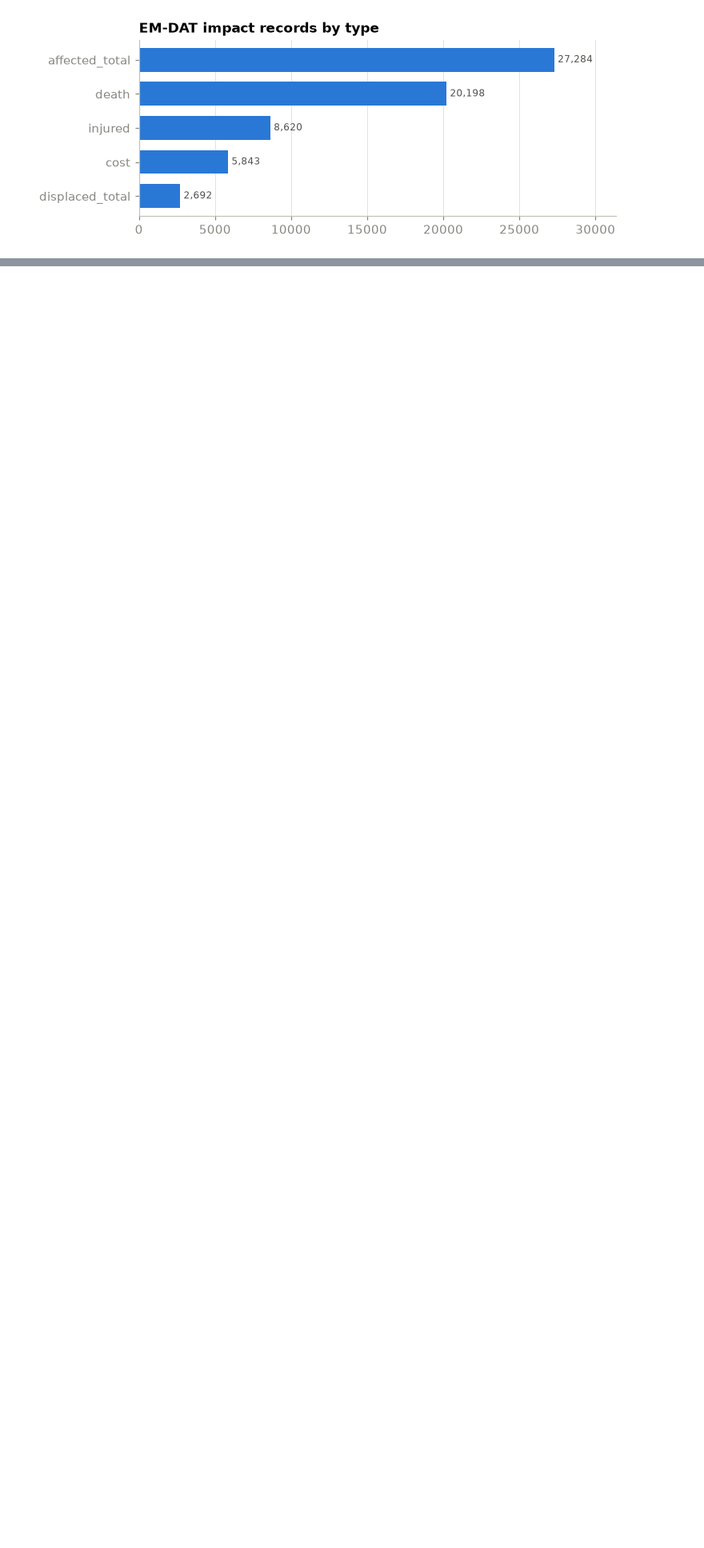
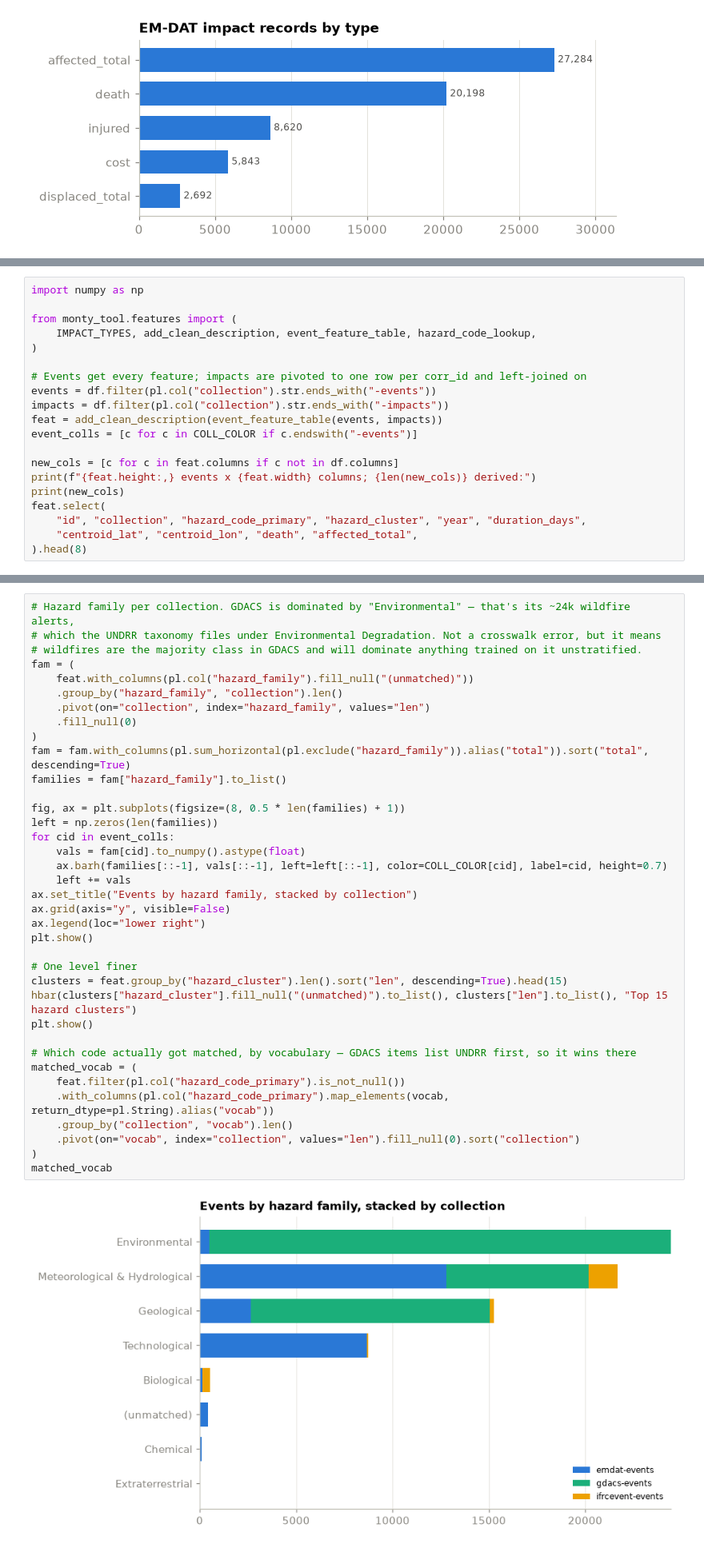
Before and after one commit to jbugli-NJ/fall-2026-group2, a Jupyter notebook: notebooks/eda_nb.ipynb, the cells around one changed output, grey strips where cells are left out. Shown at 80% size. Saved outputs shown, nothing was run; the diff lists cells and outputs as text; blank space fills up the shorter version.

```diff
--- a/notebooks/eda_nb.ipynb
+++ b/notebooks/eda_nb.ipynb
@@ -840,0 +792,20 @@ plt.show()
+# %%
+import numpy as np
+
+from monty_tool.features import (
+    IMPACT_TYPES, add_clean_description, event_feature_table, hazard_code_lookup,
+)
+
+# Events get every feature; impacts are pivoted to one row per corr_id and left-joined on
+events = df.filter(pl.col("collection").str.ends_with("-events"))
+impacts = df.filter(pl.col("collection").str.ends_with("-impacts"))
+feat = add_clean_description(event_feature_table(events, impacts))
+event_colls = [c for c in COLL_COLOR if c.endswith("-events")]
+
+new_cols = [c for c in feat.columns if c not in df.columns]
+print(f"{feat.height:,} events x {feat.width} columns; {len(new_cols)} derived:")
+print(new_cols)
+feat.select(
+    "id", "collection", "hazard_code_primary", "hazard_cluster", "year", "duration_days",
+    "centroid_lat", "centroid_lon", "death", "affected_total",
+).head(8)
@@ -840,0 +867,39 @@ plt.show()
+# %%
+# Hazard family per collection. GDACS is dominated by "Environmental" — that's its ~24k wildfire alerts,
+# which the UNDRR taxonomy files under Environmental Degradation. Not a crosswalk error, but it means
+# wildfires are the majority class in GDACS and will dominate anything trained on it unstratified.
+fam = (
+    feat.with_columns(pl.col("hazard_family").fill_null("(unmatched)"))
+    .group_by("hazard_family", "collection").len()
+    .pivot(on="collection", index="hazard_family", values="len")
+    .fill_null(0)
+)
+fam = fam.with_columns(pl.sum_horizontal(pl.exclude("hazard_family")).alias("total")).sort("total", descending=True)
+families = fam["hazard_family"].to_list()
+
+fig, ax = plt.subplots(figsize=(8, 0.5 * len(families) + 1))
+left = np.zeros(len(families))
+for cid in event_colls:
+    vals = fam[cid].to_numpy().astype(float)
+    ax.barh(families[::-1], vals[::-1], left=left[::-1], color=COLL_COLOR[cid], label=cid, height=0.7)
+    left += vals
+ax.set_title("Events by hazard family, stacked by collection")
+ax.grid(axis="y", visible=False)
+ax.legend(loc="lower right")
+plt.show()
+
+# One level finer
+clusters = feat.group_by("hazard_cluster").len().sort("len", descending=True).head(15)
+hbar(clusters["hazard_cluster"].fill_null("(unmatched)").to_list(), clusters["len"].to_list(), "Top 15 hazard clusters")
+plt.show()
+
+# Which code actually got matched, by vocabulary — GDACS items list UNDRR first, so it wins there
+matched_vocab = (
+    feat.filter(pl.col("hazard_code_primary").is_not_null())
+    .with_columns(pl.col("hazard_code_primary").map_elements(vocab, return_dtype=pl.String).alias("vocab"))
+    .group_by("collection", "vocab").len()
+    .pivot(on="vocab", index="collection", values="len").fill_null(0).sort("collection")
+)
+matched_vocab
+# %% [output]
+[figure, added]
```
Also changed, not shown: parts of 38 cells of this notebook.
